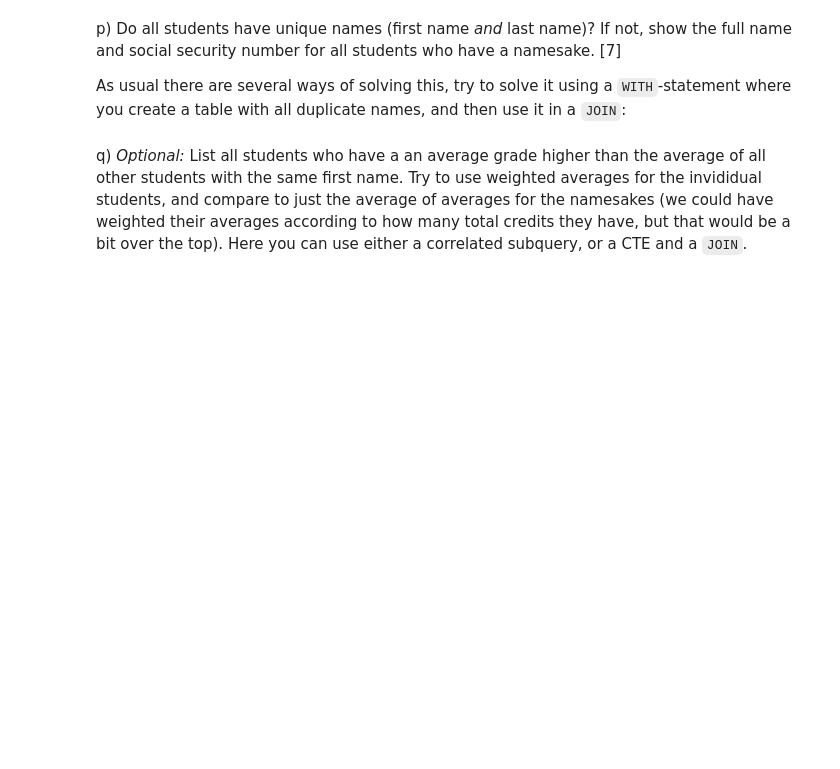
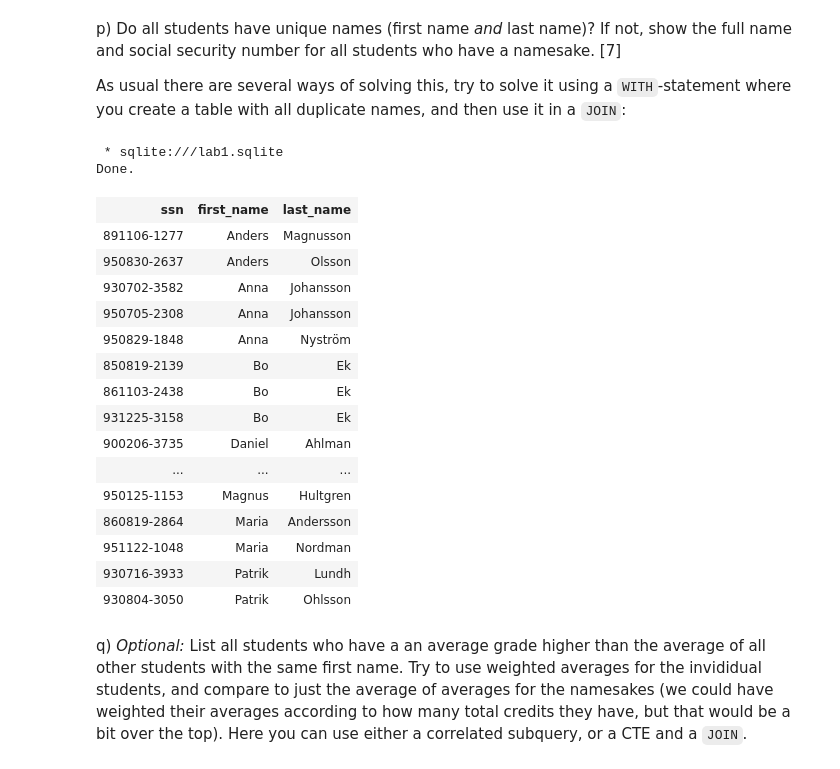
Before and after one commit to MarcusBegic/databas, a Jupyter notebook: lab1/lab1.ipynb, the cells around one changed output. Drawn from its saved outputs; the diff is of its cells as text; code cells hidden in the pictures; blank space fills up the shorter version.

```diff
--- a/lab1/lab1.ipynb
+++ b/lab1/lab1.ipynb
@@ -638,6 +748,35 @@ p) Do all students have unique names (first name _and_ last
    `JOIN`:
 # %%
 %%sql
+WITH
+    all_students_with_namesake AS (
+        SELECT DISTINCT S1.ssn, S1.first_name, S1.last_name
+        FROM students as S1
+        JOIN students as S2
+        ON S1.first_name = S2.first_name AND S1.ssn <> S2.ssn
+    )
+    SELECT DISTINCT *
+    FROM all_students_with_namesake
+    ORDER BY first_name
+# %% [output]
+ * sqlite:///lab1.sqlite
+Done.
+| ssn | first_name | last_name |
+| 891106-1277 | Anders | Magnusson |
+| 950830-2637 | Anders | Olsson |
+| 930702-3582 | Anna | Johansson |
+| 950705-2308 | Anna | Johansson |
+| 950829-1848 | Anna | Nyström |
+| 850819-2139 | Bo | Ek |
+| 861103-2438 | Bo | Ek |
+| 931225-3158 | Bo | Ek |
+| 900206-3735 | Daniel | Ahlman |
+| ... | ... | ... |
+| 950125-1153 | Magnus | Hultgren |
+| 860819-2864 | Maria | Andersson |
+| 951122-1048 | Maria | Nordman |
+| 930716-3933 | Patrik | Lundh |
+| 930804-3050 | Patrik | Ohlsson |
 # %% [markdown]
 q) _Optional:_ List all students who have a an average grade
    higher than the average of all other students with the
```
Also changed, not shown: parts of 5 cells of this notebook, 1 other file.
